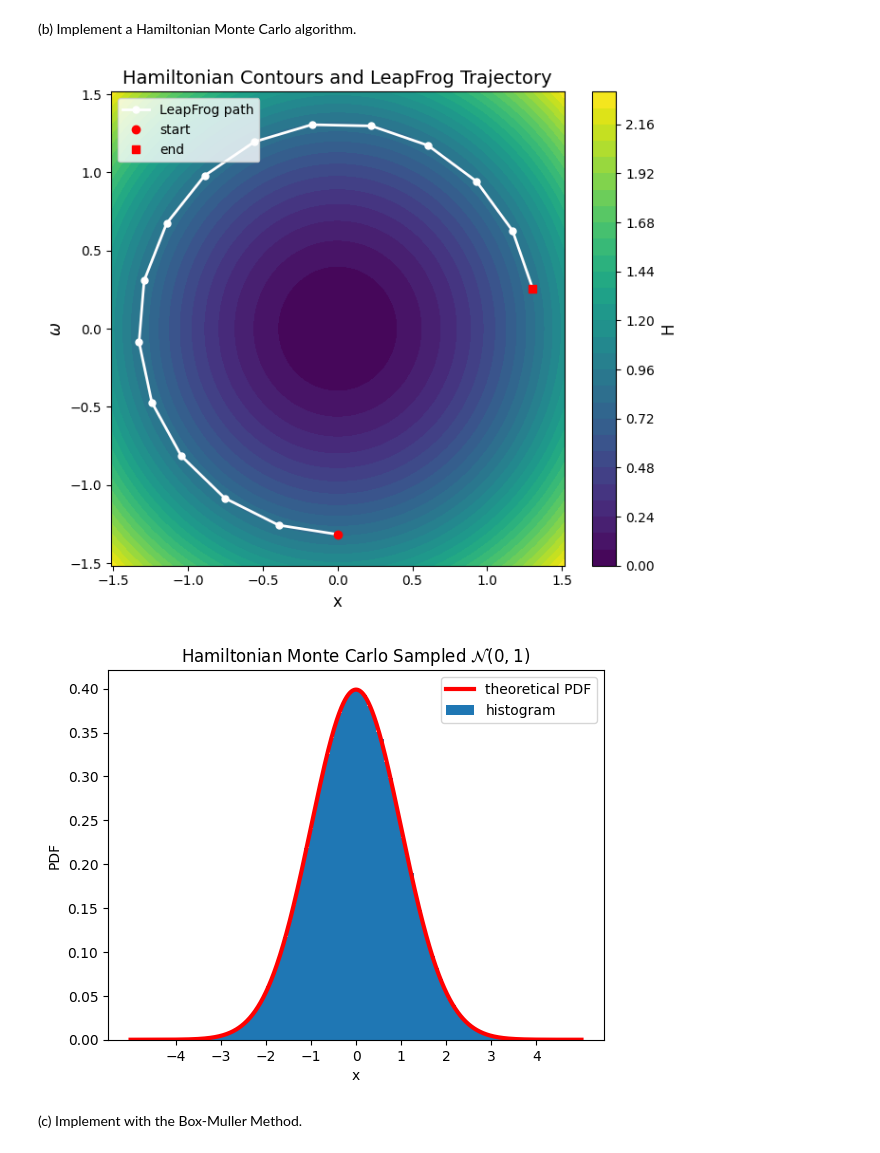
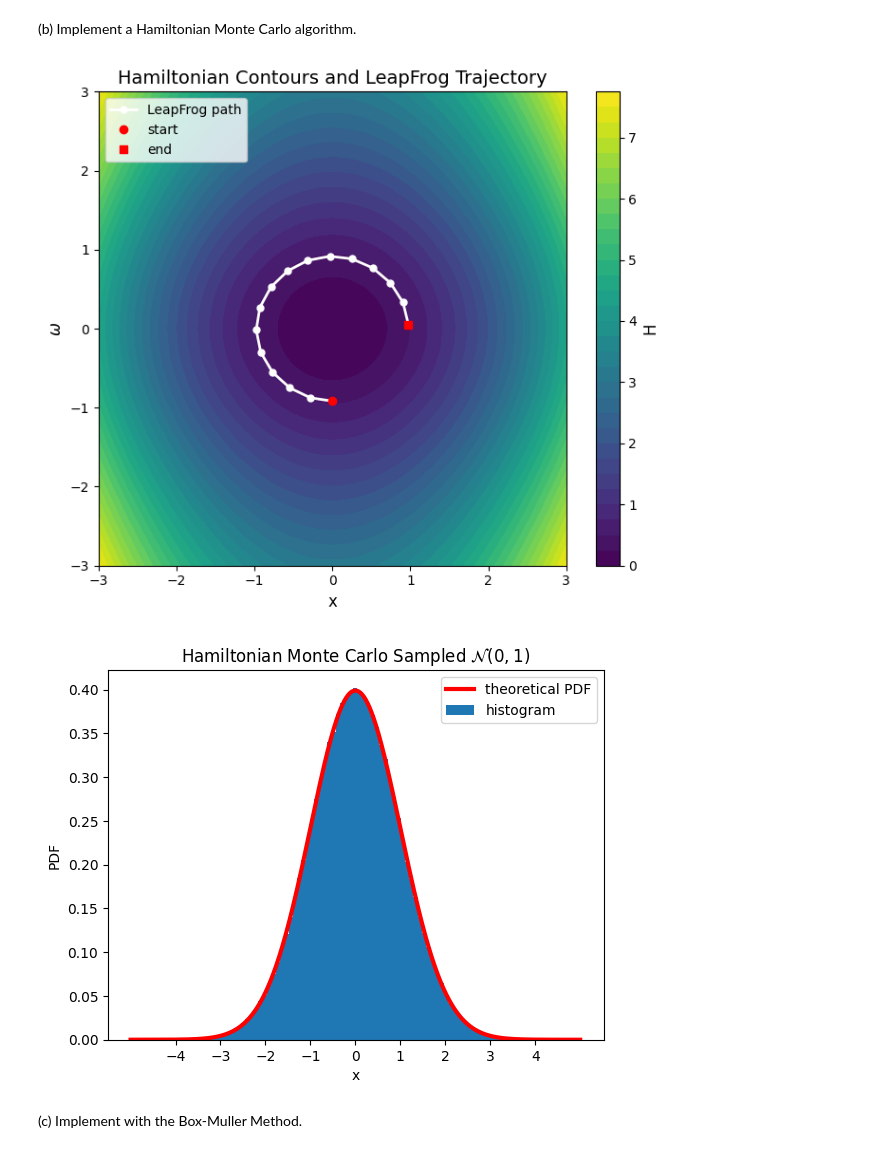
Before and after one commit to zsc2003/ShanghaiTech-SI252, a Jupyter notebook: homework/hw3/hw3_code.ipynb, the cells around one changed output. Cells and saved outputs as stored; diff of their text form; code cells hidden in the pictures.

```diff
--- a/homework/hw3/hw3_code.ipynb
+++ b/homework/hw3/hw3_code.ipynb
@@ -348,11 +348,13 @@ import numpy as np
 import matplotlib.pyplot as plt
 import tqdm
 
+# Set the Student-t distribution parameters (nu)
+nu = 5
 
 def LeapFrog(x, w, delta, L):
     for _ in range(L):
         w_half_step = w - 0.5 * delta * x
-        x = x + delta * w_half_step
+        x = x + delta * (nu + 1) / nu * w_half_step / (1 + w_half_step ** 2 / nu)
         w = w_half_step - 0.5 * delta * x
 
     return x, w
@@ -360,26 +362,24 @@ def LeapFrog(x, w, delta, L):
 
 def show_sample_path(delta, L):
     x = 0
-    w = np.random.normal(0, 1)
-    maxn = abs(w) + 0.2
+    w = np.random.standard_t(nu, 1)[0]  # sample from Student-t distribution
     num_points = 200
-    x_vals = np.linspace(-maxn, maxn, num_points)
-    w_vals = np.linspace(-maxn, maxn, num_points)
+    x_vals = np.linspace(-3, 3, num_points)
+    w_vals = np.linspace(-3, 3, num_points)
     X, W = np.meshgrid(x_vals, w_vals)
-    H = 0.5 * (X ** 2 + W ** 2)
+    H = 0.5 * X ** 2 + (nu + 1) / 2 * np.log(1 + W ** 2 / nu)
 
     # LeapFrog
     path = np.zeros((L + 1, 2))
     path[0] = (x, w)
-    for i in range(1, L+1):
+    for i in range(1, L + 1):
         w_half_step = w - 0.5 * delta * x
-        x = x + delta * w_half_step
+        x = x + delta * (nu + 1) / nu * w_half_step / (1 + w_half_step ** 2 / nu)
         w = w_half_step - 0.5 * delta * x
         path[i] = (x, w)
 
     plt.figure(figsize=(7, 6))
     cont = plt.contourf(X, W, H, levels=30, cmap='viridis')
-    # plt.contour(X, W, H, levels=15, colors='white', alpha=0.3)
 
     # colorbar
     cbar = plt.colorbar(cont)
@@ -390,8 +390,8 @@ def show_sample_path(delta, L):
     plt.plot(path[0, 0], path[0, 1], 'ro', markersize=6, label='start')
     plt.plot(path[-1, 0], path[-1, 1], 'rs', markersize=6, label='end')
 
-    plt.xlim(-maxn, maxn)
-    plt.ylim(-maxn, maxn)
+    plt.xlim(-3, 3)
+    plt.ylim(-3, 3)
     plt.xlabel("x", fontsize=12)
     plt.ylabel("$\omega$", fontsize=12)
     plt.title("Hamiltonian Contours and LeapFrog Trajectory", fontsize=14)
@@ -403,46 +403,47 @@ def show_sample_path(delta, L):
 def Hamiltonian_Monte_Carlo(sample_num, delta, L):
     samples = np.zeros((sample_num, 2))
     U = np.random.uniform(0, 1, sample_num)
-    w_samples = np.random.normal(0, 1, sample_num)
+    w_samples = np.random.standard_t(nu, sample_num) # sample from Student-t distribution
     x = 0
     for i in tqdm.tqdm(range(sample_num)):
         w = w_samples[i]
         x_new, w_new = LeapFrog(x, w, delta, L)
-        w_new = -w_new # flip the momentum's direction
+        w_new = -w_new  # flip the momentum's direction
 
         # Hamiltonian Energy
         current_U = 0.5 * x ** 2
-        current_V = 0.5 * w ** 2
+        current_V = (nu + 1) / 2 * np.log(1 + w ** 2 / nu)
         proposed_U = 0.5 * x_new ** 2
-        proposed_V = 0.5 * w_new ** 2
+        proposed_V = (nu + 1) / 2 * np.log(1 + w_new ** 2 / nu)
 
         acceptance_prob = min(np.exp((current_U + current_V) - (proposed_U + proposed_V)), 1)
         if U[i] < acceptance_prob:
             x = x_new
         samples[i] = (x, w)
 
     return samples
+
 
 show_sample_path(delta=0.3, L=15)
 
 sample_num = 1000000
 burn_in = 10000
 samples = Hamiltonian_Monte_Carlo(sample_num, delta=0.3, L=15)[burn_in:]
 
 plt.hist(samples[:, 0], bins=100, density=True)
 
 # Theoretical PDF of the standard Gaussian distribution
 x = np.linspace(-5, 5, 1000)
 pdf = 1 / np.sqrt(2 * np.pi) * np.exp(-x**2 / 2)
 plt.plot(x, pdf, color='r', linewidth=3)
 plt.xlabel('x')
 plt.ylabel('PDF')
 plt.title('Hamiltonian Monte Carlo Sampled $\mathcal{N}(0,1)$')
 plt.legend(['theoretical PDF','histogram'])
 plt.xticks(np.arange(-4, 5))
 plt.show()
 # %% [output]
-[figure, old version]
+[figure, new version]
 [figure]
 # %% [markdown]
 (c) Implement with the Box-Muller Method.
```
Also changed, not shown: parts of 1 cell of this notebook, 17 other files.
